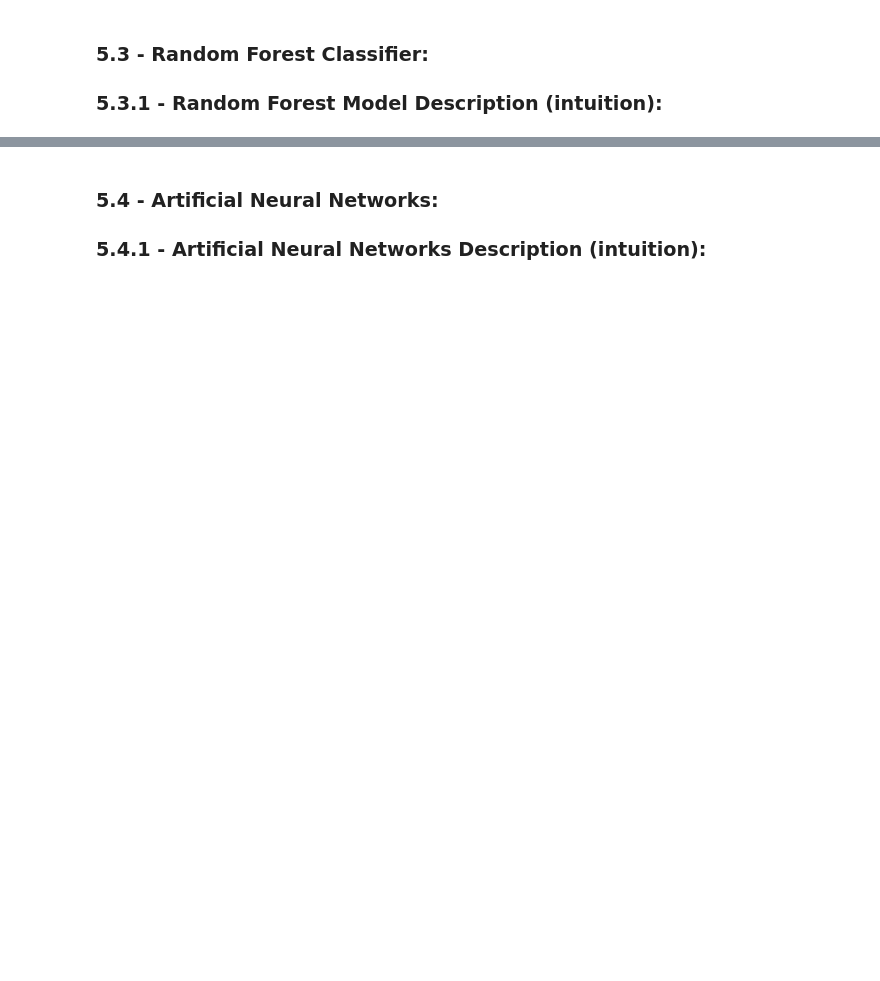
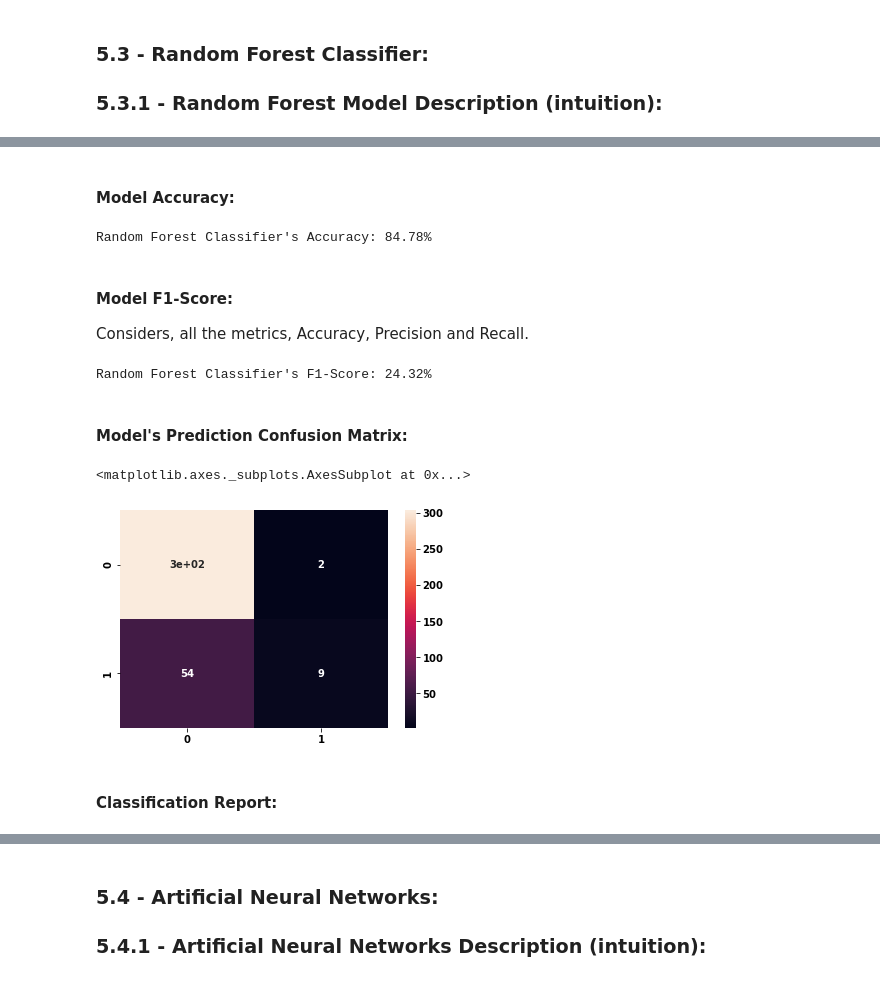
Before and after one commit to ylee9107/DS_Projects_for_Business, a Jupyter notebook: Project 1 - DS for HR department/DSB_Human Resource Department.ipynb, the cells around one changed output, grey strips where cells are left out. Drawn from its saved outputs; the diff is of its cells as text; code cells hidden in the pictures; blank space fills up the shorter version.

```diff
--- a/Project 1 - DS for HR department/DSB_Human Resource Department.ipynb
+++ b/Project 1 - DS for HR department/DSB_Human Resource Department.ipynb
@@ -1135,0 +1140,9 @@ weighted avg       0.83      0.85      0.83       368
+# %%
+# Model Name:
+model_name = 'Random Forest Classifier'
+
+# Instantiate the model:
+randomForest_model = RandomForestClassifier()
+
+# Traing the model -> Fit the model to the dataset:
+randomForest_model.fit(X_train, y_train)
@@ -1135,0 +1158,6 @@ weighted avg       0.83      0.85      0.83       368
+# %%
+# Make predictions with Unseen data:
+y_pred = randomForest_model.predict(X_test)
+
+# Inspect:
+y_pred
@@ -1135,0 +1184,29 @@ weighted avg       0.83      0.85      0.83       368
+# %% [markdown]
+#### Model Accuracy:
+# %%
+print("{}'s Accuracy: {}%".format( model_name ,
+                                  round( (100 * accuracy_score(y_true=y_test, y_pred=y_pred)), ndigits=2) ))
+# %% [output]
+Random Forest Classifier's Accuracy: 84.78%
+# %% [markdown]
+#### Model F1-Score:
+
+Considers, all the metrics, Accuracy, Precision and Recall.
+# %%
+print("{}'s F1-Score: {}%".format( model_name ,
+                                  round( (100 * f1_score(y_true=y_test, y_pred=y_pred)), ndigits=2) ))
+# %% [output]
+Random Forest Classifier's F1-Score: 24.32%
+# %% [markdown]
+#### Model's Prediction Confusion Matrix:
+# %%
+# Instantiate:
+cm_randomForest = confusion_matrix(y_true=y_test, y_pred=y_pred)
+
+# Plot:
+sns.heatmap(data=cm_randomForest, annot=True)
+# %% [output]
+<matplotlib.axes._subplots.AxesSubplot at 0x...>
+[figure, added]
+# %% [markdown]
+#### Classification Report:
```
Also changed, not shown: parts of 9 cells of this notebook.
